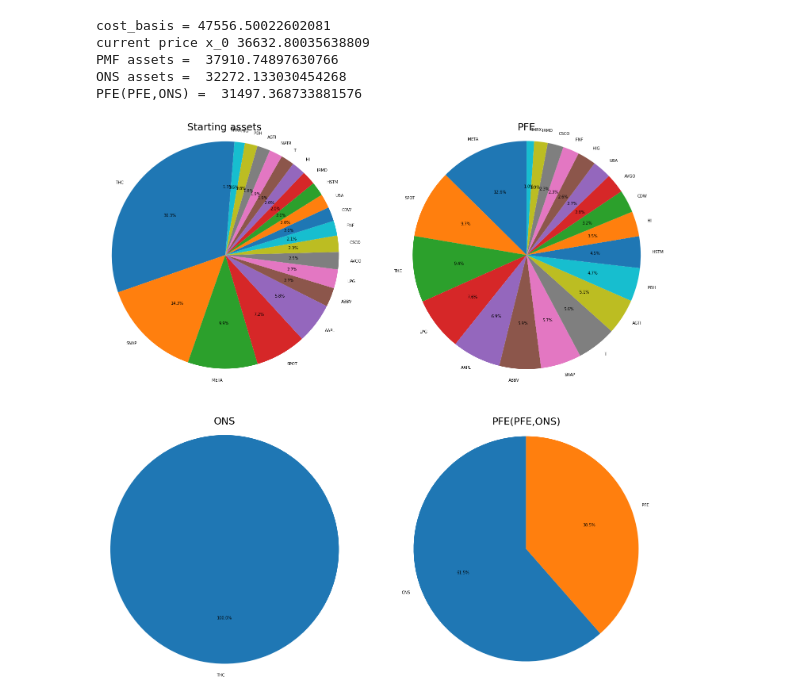
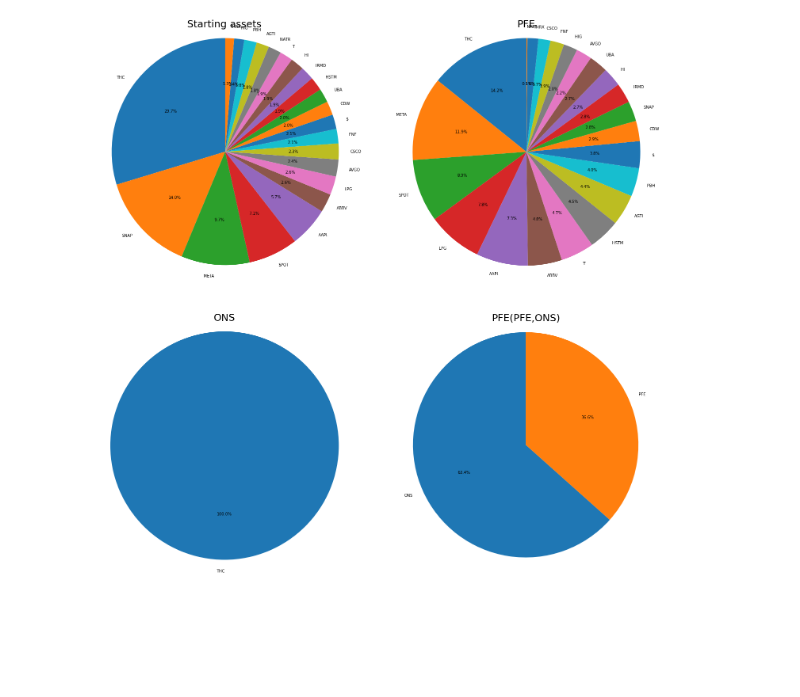
Before and after one commit to Siahkamari/Portfolio-Optimization-via-Expert-Algorithms, a Jupyter notebook: portfolio_selection_with_google_finance.ipynb, the cells around one changed output. Cells and saved outputs as stored; diff of their text form; code cells hidden in the pictures; blank space fills up the shorter version.

```diff
--- a/portfolio_selection_with_google_finance.ipynb
+++ b/portfolio_selection_with_google_finance.ipynb
@@ -135,0 +129,3 @@ T = df_all_prices.shape[0]
+# %%
+df_all_prices['$'] = 1.0
+df_all_prices.head()
@@ -136,8 +141,11 @@ T = df_all_prices.shape[0]
+# %%
+ticker_list.append('$')
+df_quantity['$'] = 1000
 # %%
-def pfe(df_all_prices, x_0, T_0, cut_off = 0.01):
+def pfe(df_all_prices, x_0, cut_off):
 
   T = df_all_prices.shape[0]
-  n = df_all_prices.shape[1] -1
+  n = df_all_prices.shape[1]
 
   # initialization
   f_digit = np.zeros(T)
@@ -146,15 +154,15 @@ def pfe(df_all_prices, x_0, T_0, cut_off = 0.01):
   sum_g_tild_w = np.zeros(n)
   # iterations
   for t in range(T-1):
-      w = sum_g_tild /(t+T_0/2)*(1+sum_g_tild_w)
+      w = sum_g_tild /(t+1)*(1+sum_g_tild_w)
       x =  x_0 * np.maximum(w, 0)
       if np.sum(x) > 0:
           x = x / np.sum(x)
       else:
           x = x_0
 
-      p_t = df_all_prices.iloc[t,1:]
-      p_t01 = df_all_prices.iloc[t+1,1:]
+      p_t = df_all_prices.iloc[t,:]
+      p_t01 = df_all_prices.iloc[t+1,:]
       r = np.array( (p_t01/p_t).fillna(1).values)
       grad = r/np.dot(x, r)
 
@@ -190,7 +198,7 @@ def project(y, A):
 
 def ons(df_all_prices):
   T = df_all_prices.shape[0]
-  n = df_all_prices.shape[1] -1
+  n = df_all_prices.shape[1]
   # parameters:
   alpha = 0.5
 
@@ -206,7 +214,7 @@ def ons(df_all_prices):
   x = np.ones(n)/n
   # iterations
   for t in range(T-1):
-    r = np.array((df_all_prices.iloc[t+1,1:]/df_all_prices.iloc[t,1:]).fillna(1).values)
+    r = np.array((df_all_prices.iloc[t+1,:]/df_all_prices.iloc[t,:]).fillna(1).values)
     grad = - r/np.dot(x, r)
     A = A + np.outer(grad, grad)
     y = x - 1/gamma * np.linalg.solve(A, grad)
@@ -232,56 +273,21 @@ def portfolio_plot(x,tickers,cut_off,ax1):
 # %%
 fig1, ax1 = plt.subplots(2,2)
 fig1.set_size_inches(25, 25)
 
-cut_off = 0.01
-T_0 = 100
-
-# Current Portfolio
-for i, n in enumerate(quantity):
-  if n == '':
-    quantity[i] = 0
-  if n == 'None':
-    quantity[i] = 0
-quantity = np.array(quantity).astype(int)
-cost_basis = quantity*df_all_prices.iloc[0,1:]
-print('cost_basis =', np.sum(cost_basis))
-print('current price x_0', np.sum(quantity*df_all_prices.iloc[-1,1:]))
-x_0 =  cost_basis/np.sum(cost_basis)
 ax1[0,0] = portfolio_plot(x_0,ticker_list,cut_off,ax1[0,0])
 ax1[0,0].set_title('Starting assets', {'fontsize': 25})
 
-# Parameter Free Expert
-x, log_wealth_expert = pfe(df_all_prices, x_0, T_0=T_0, cut_off=cut_off)
-ax1[0,1] = portfolio_plot(x,ticker_list,cut_off,ax1[0,1])
+ax1[0,1] = portfolio_plot(x_pfe,ticker_list,cut_off,ax1[0,1])
 ax1[0,1].set_title('PFE', {'fontsize': 25})
-print('PMF assets = ', np.exp(log_wealth_expert[-1])*np.sum(cost_basis))
 
-# ONS
-x, log_wealth_ons = ons(df_all_prices)
-ax1[1,0] = portfolio_plot(x,ticker_list,cut_off,ax1[1,0])
+ax1[1,0] = portfolio_plot(x_ons,ticker_list,cut_off,ax1[1,0])
 ax1[1,0].set_title('ONS', {'fontsize': 25})
-print('ONS assets = ', np.exp(log_wealth_ons[-1])*np.sum(cost_basis))
 
-# ONS + Parameter Free Expert
-my_etf = ['ONS','PFE']
-alg1 = np.exp(log_wealth_expert).reshape(-1,1)
-alg2 = np.exp(log_wealth_ons).reshape(-1,1)
-etf = np.concatenate((df_all_prices['Date'].dt.day.values.reshape(-1,1),
-                      np.append(np.array(1).reshape(-1,1),alg1, axis=0),
-                      np.append(np.array(1).reshape(-1,1),alg2, axis=0)), axis = 1)
-df_etf = pd.DataFrame(data = etf, columns=['Date']+my_etf)
+ax1[1,1] = portfolio_plot(x_etf, my_etf, cut_off, ax1[1,1])
+ax1[1,1].set_title('PFE(PFE,ONS)', {'fontsize': 25})
 
-x , log_wealth_expert_ons = pfe(df_etf, [0.5,0.5], T_0)
-ax1[1,1] = portfolio_plot(x, my_etf, cut_off, ax1[1,1])
-ax1[1,1].set_title('PFE(PFE,ONS)', {'fontsize': 25})
-print('PFE(PFE,ONS) = ', np.exp(log_wealth_expert_ons[-1])*np.sum(cost_basis))
 
 plt.show()
 # %% [output]
-cost_basis = 47556.50022602081
-current price x_0 36632.80035638809
-PMF assets =  37910.74897630766
-ONS assets =  32272.133030454268
-PFE(PFE,ONS) =  31497.368733881576
-[figure, old version]
+[figure, new version]
 # %%
```
Also changed, not shown: parts of 9 cells of this notebook.
